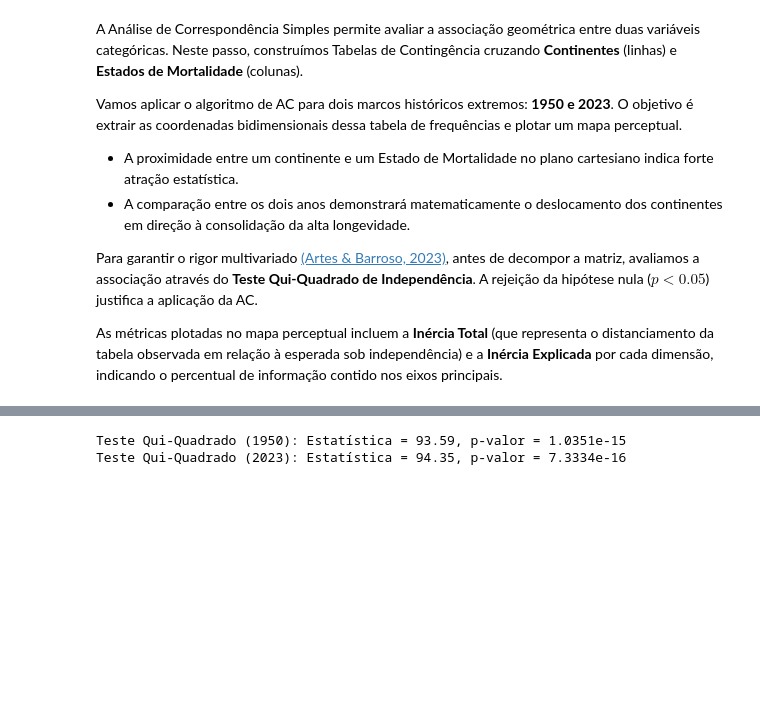
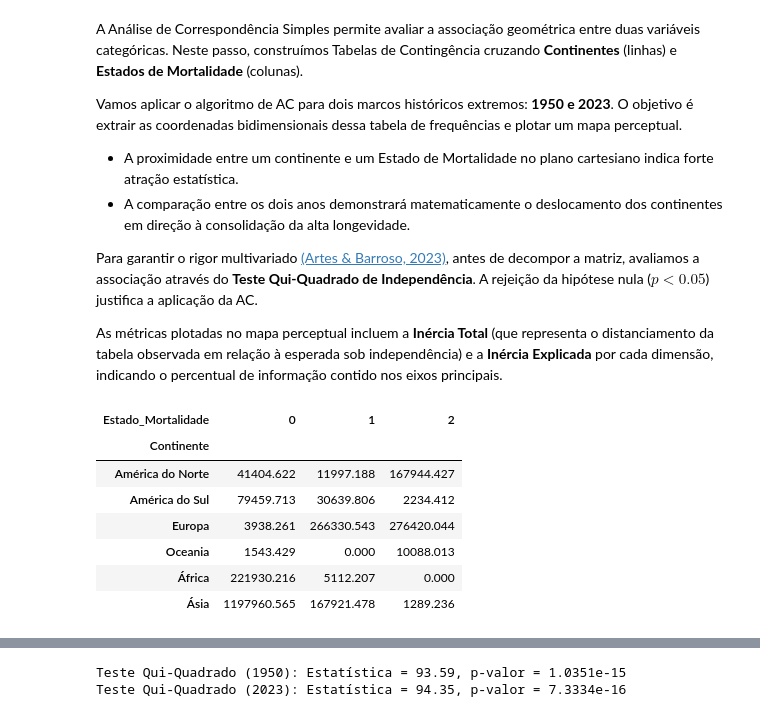
Before and after one commit to CAIO-LIMA-37/Dataquest-VeroData, a Jupyter notebook: notebooks/04_modelagem_series_temporais.ipynb, the cells around one changed output, grey strips where cells are left out. Cells and saved outputs as stored; diff of their text form; code cells hidden in the pictures; blank space fills up the shorter version.

```diff
--- a/notebooks/04_modelagem_series_temporais.ipynb
+++ b/notebooks/04_modelagem_series_temporais.ipynb
@@ -199,3 +200,14 @@ def obter_continente(iso3):
         return continentes.get(cod_continente, 'Outros')
     except:
         return 'Outros'
+# %%
+ct_1950
+# %% [output]
+| Estado_Mortalidade | 0 | 1 | 2 |
+| Continente |  |  |  |
+| América do Norte | 41404.622 | 11997.188 | 167944.427 |
+| América do Sul | 79459.713 | 30639.806 | 2234.412 |
+| Europa | 3938.261 | 266330.543 | 276420.044 |
+| Oceania | 1543.429 | 0.000 | 10088.013 |
+| África | 221930.216 | 5112.207 | 0.000 |
+| Ásia | 1197960.565 | 167921.478 | 1289.236 |
```
Also changed, not shown: parts of 14 cells of this notebook, 4 other files.
